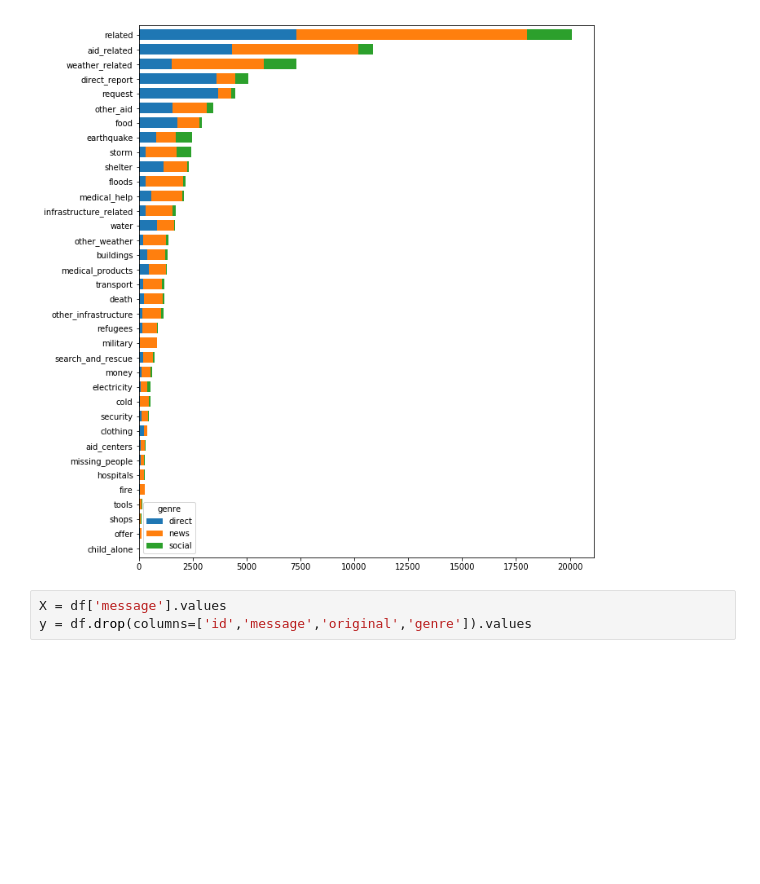
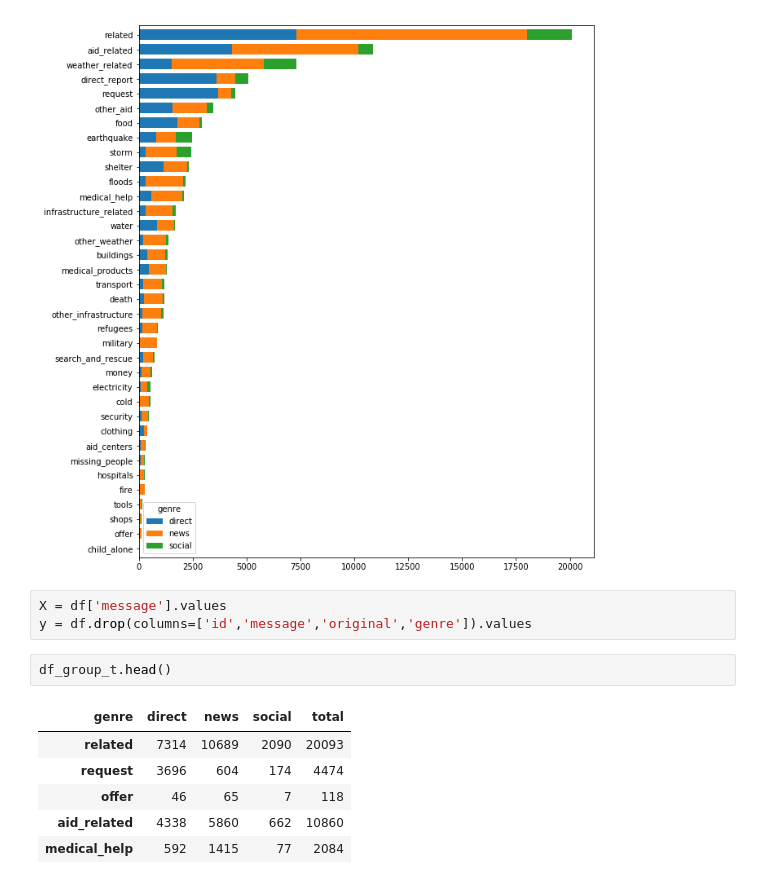
Before and after one commit to karolrives/Disaster-responses-pipeline, a Jupyter notebook: notebooks/ETL Pipeline Preparation.ipynb, the cells around one changed output. Cells and saved outputs as stored; diff of their text form; blank space fills up the shorter version.

```diff
--- a/notebooks/ETL Pipeline Preparation.ipynb
+++ b/notebooks/ETL Pipeline Preparation.ipynb
@@ -253,3 +254,12 @@ df_group_t.sort_values(by='total').drop(columns='total').plot(kind='barh', stack
 # %%
 X = df['message'].values
 y = df.drop(columns=['id','message','original','genre']).values
+# %%
+df_group_t.head()
+# %% [output]
+| genre | direct | news | social | total |
+| related | 7314 | 10689 | 2090 | 20093 |
+| request | 3696 | 604 | 174 | 4474 |
+| offer | 46 | 65 | 7 | 118 |
+| aid_related | 4338 | 5860 | 662 | 10860 |
+| medical_help | 592 | 1415 | 77 | 2084 |
```
Also changed, not shown: parts of 1 cell of this notebook.
